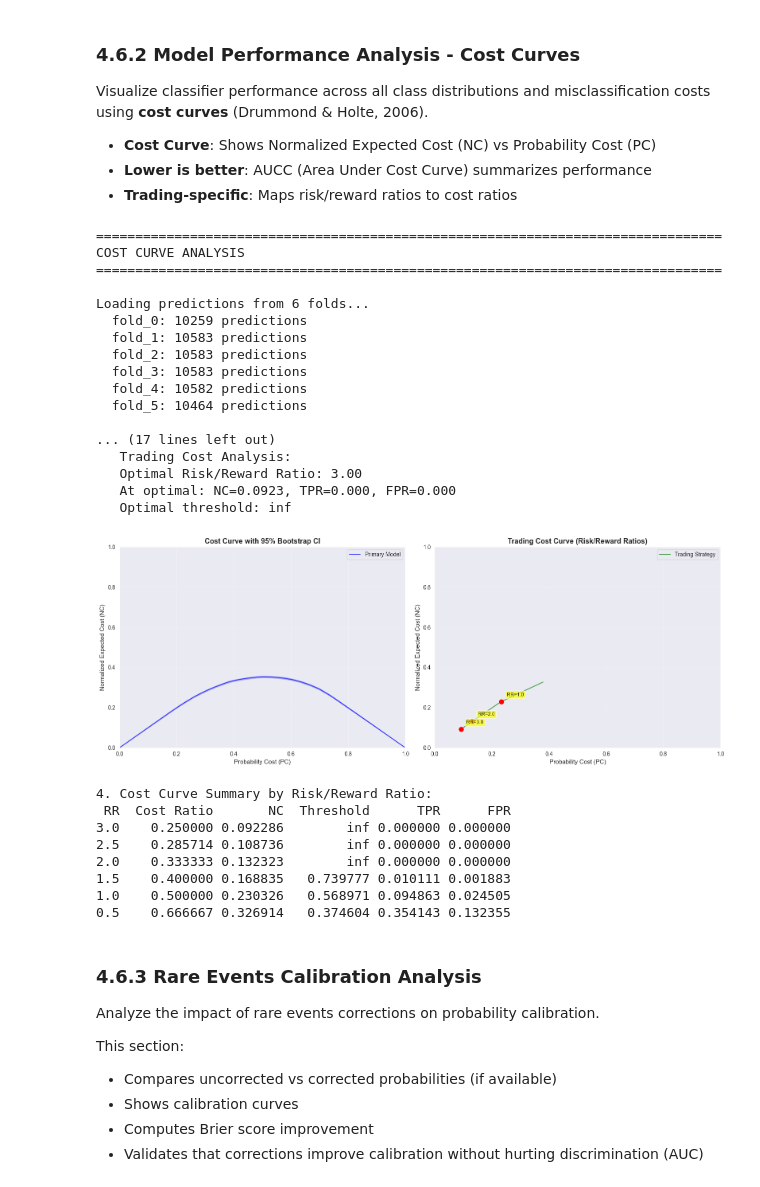
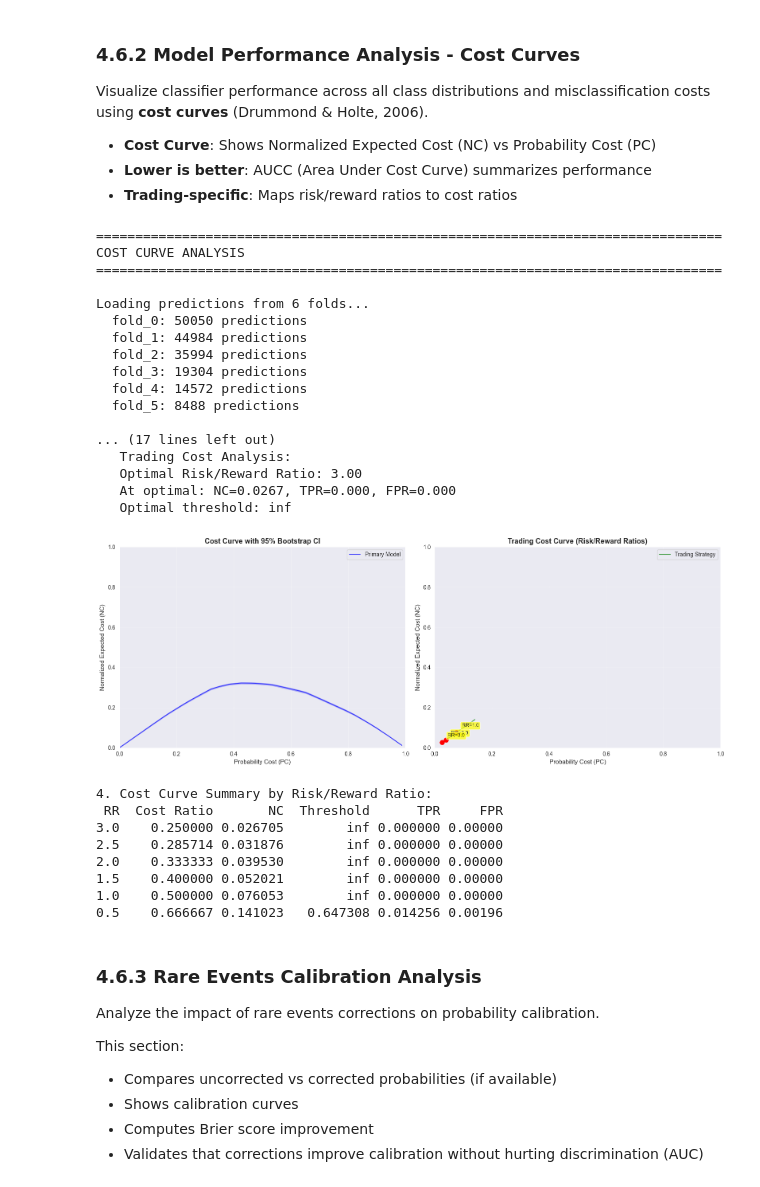
Before and after one commit to eshaangan/algos-3-topstep, a Jupyter notebook: ml_intraday_v3/ml_intraday_v3_pipeline_runner_enhanced.ipynb, the cells around one changed output. Saved outputs shown, nothing was run; the diff lists cells and outputs as text; code cells hidden in the pictures.

```diff
--- a/ml_intraday_v3/ml_intraday_v3_pipeline_runner_enhanced.ipynb
+++ b/ml_intraday_v3/ml_intraday_v3_pipeline_runner_enhanced.ipynb
@@ -70,11 +70,13 @@ EXECUTION_SPEC_YAML = CONFIG_DIR / "execution_spec.yaml"
 RISK_YAML = CONFIG_DIR / "risk.yaml"
 
 RUN_DIR = REPO_ROOT / "runs" / RUN_ID
-BAR_SIZES = ["5m"]  # Focus on 5m for now
+BAR_SIZES = ["1m"]  # Focus on 5m for now
 SEED = 42
 CV_KIND = "purged_kfold"
 
 HAS_PYARROW = importlib.util.find_spec("pyarrow") is not None
+
+BAR_SIZE_1M_DIR = "bar_size=1m"
 
 print("Repo root:", REPO_ROOT)
 print("Run ID:", RUN_ID)
@@ -1249,9 +1251,9 @@ print("="*80)
 # Load model predictions from disk
 try:
     # The pipeline saves predictions per fold in:
-    # RUN_DIR / "bar_size=5m" / "training" / "purged_kfold" / "fold_X" / "preds.parquet"
+    # RUN_DIR / "bar_size=1m" / "training" / "purged_kfold" / "fold_X" / "preds.parquet"
 
-    bar_size_dir = "bar_size=5m"  # Note: uses "bar_size=" prefix
+    bar_size_dir = BAR_SIZE_1M_DIR  # Note: uses "bar_size=" prefix
     training_dir = RUN_DIR / bar_size_dir / "training" / CV_KIND  # CV_KIND is "purged_kfold" or "cpcv"
 
     if not training_dir.exists():
@@ -1360,50 +1362,50 @@ try:
     plt.show()
 
     # 4. Summary Table
     print("\n4. Cost Curve Summary by Risk/Reward Ratio:")
     summary = trading_curve[['risk_reward_ratio', 'cost_ratio', 'nc', 'threshold', 'tpr', 'fpr']].copy()
     summary.columns = ['RR', 'Cost Ratio', 'NC', 'Threshold', 'TPR', 'FPR']
     print(summary.to_string(index=False))
 
 except FileNotFoundError as e:
     print(f"\n⚠️  {e}")
     print("\nExpected structure:")
-    print(f"  RUN_DIR/bar_size=5m/training/{CV_KIND if 'CV_KIND' in dir() else 'purged_kfold'}/fold_X/preds.parquet")
+    print(f"  RUN_DIR/bar_size=1m/training/{CV_KIND if 'CV_KIND' in dir() else 'purged_kfold'}/fold_X/preds.parquet")
 
 except Exception as e:
     print(f"\n⚠️  Error: {e}")
     print(f"\nDebug info:")
     print(f"  RUN_DIR: {RUN_DIR if 'RUN_DIR' in dir() else 'NOT SET'}")
     print(f"  CV_KIND: {CV_KIND if 'CV_KIND' in dir() else 'NOT SET'}")
     import traceback
     traceback.print_exc()
 # %% [output]
 ================================================================================
 COST CURVE ANALYSIS
 ================================================================================
 
 Loading predictions from 6 folds...
-  fold_0: 10259 predictions
-  fold_1: 10583 predictions
-  fold_2: 10583 predictions
-  fold_3: 10583 predictions
-  fold_4: 10582 predictions
-  fold_5: 10464 predictions
+  fold_0: 50050 predictions
+  fold_1: 44984 predictions
+  fold_2: 35994 predictions
+  fold_3: 19304 predictions
+  fold_4: 14572 predictions
+  fold_5: 8488 predictions
 
 ... (17 lines left out)
    Trading Cost Analysis:
    Optimal Risk/Reward Ratio: 3.00
-   At optimal: NC=0.0923, TPR=0.000, FPR=0.000
+   At optimal: NC=0.0267, TPR=0.000, FPR=0.000
    Optimal threshold: inf
-[figure, old version]
+[figure, new version]
 4. Cost Curve Summary by Risk/Reward Ratio:
- RR  Cost Ratio       NC  Threshold      TPR      FPR
-3.0    0.250000 0.092286        inf 0.000000 0.000000
-2.5    0.285714 0.108736        inf 0.000000 0.000000
-2.0    0.333333 0.132323        inf 0.000000 0.000000
-1.5    0.400000 0.168835   0.739777 0.010111 0.001883
-1.0    0.500000 0.230326   0.568971 0.094863 0.024505
-0.5    0.666667 0.326914   0.374604 0.354143 0.132355
+ RR  Cost Ratio       NC  Threshold      TPR     FPR
+3.0    0.250000 0.026705        inf 0.000000 0.00000
+2.5    0.285714 0.031876        inf 0.000000 0.00000
+2.0    0.333333 0.039530        inf 0.000000 0.00000
+1.5    0.400000 0.052021        inf 0.000000 0.00000
+1.0    0.500000 0.076053        inf 0.000000 0.00000
+0.5    0.666667 0.141023   0.647308 0.014256 0.00196
 # %% [markdown]
 ### 4.6.3 Rare Events Calibration Analysis
 
```
Also changed, not shown: parts of 18 cells of this notebook, 26 other files.
